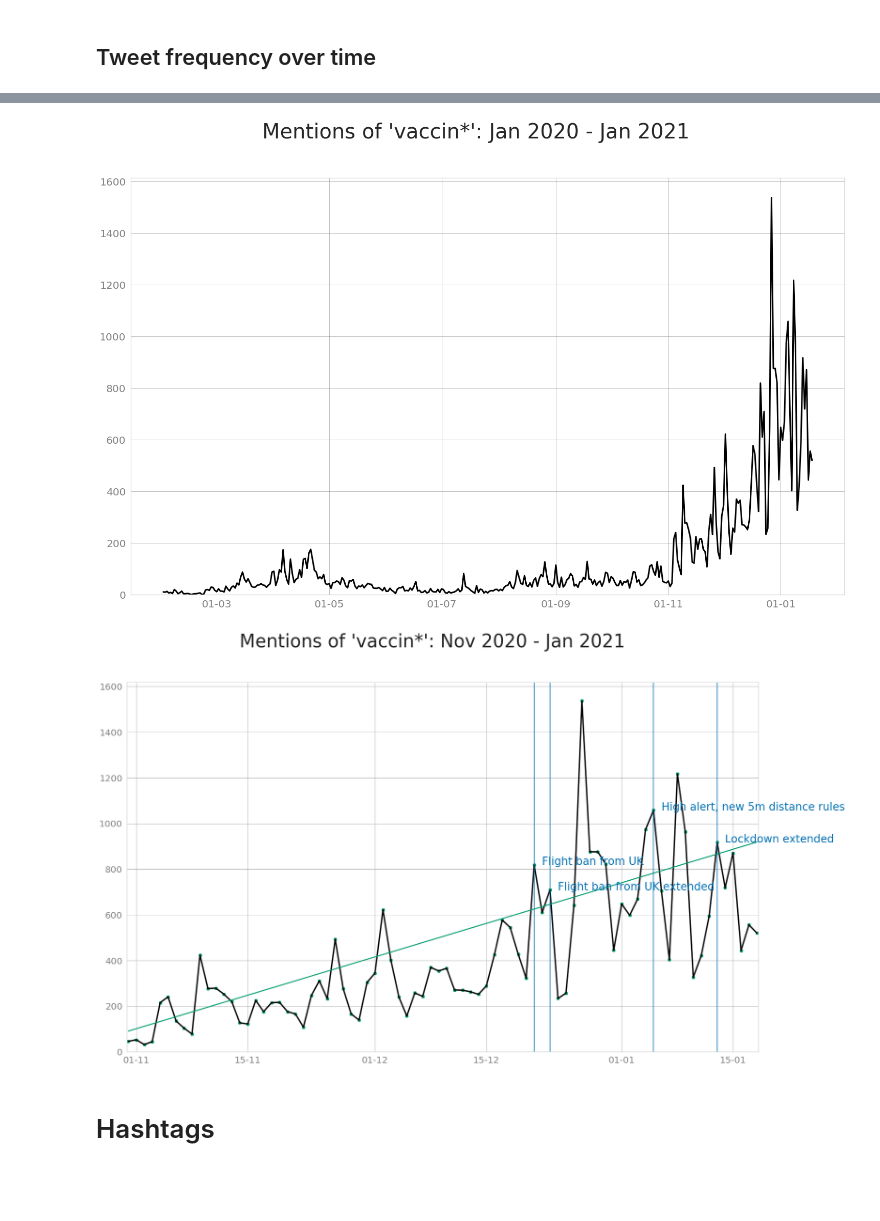
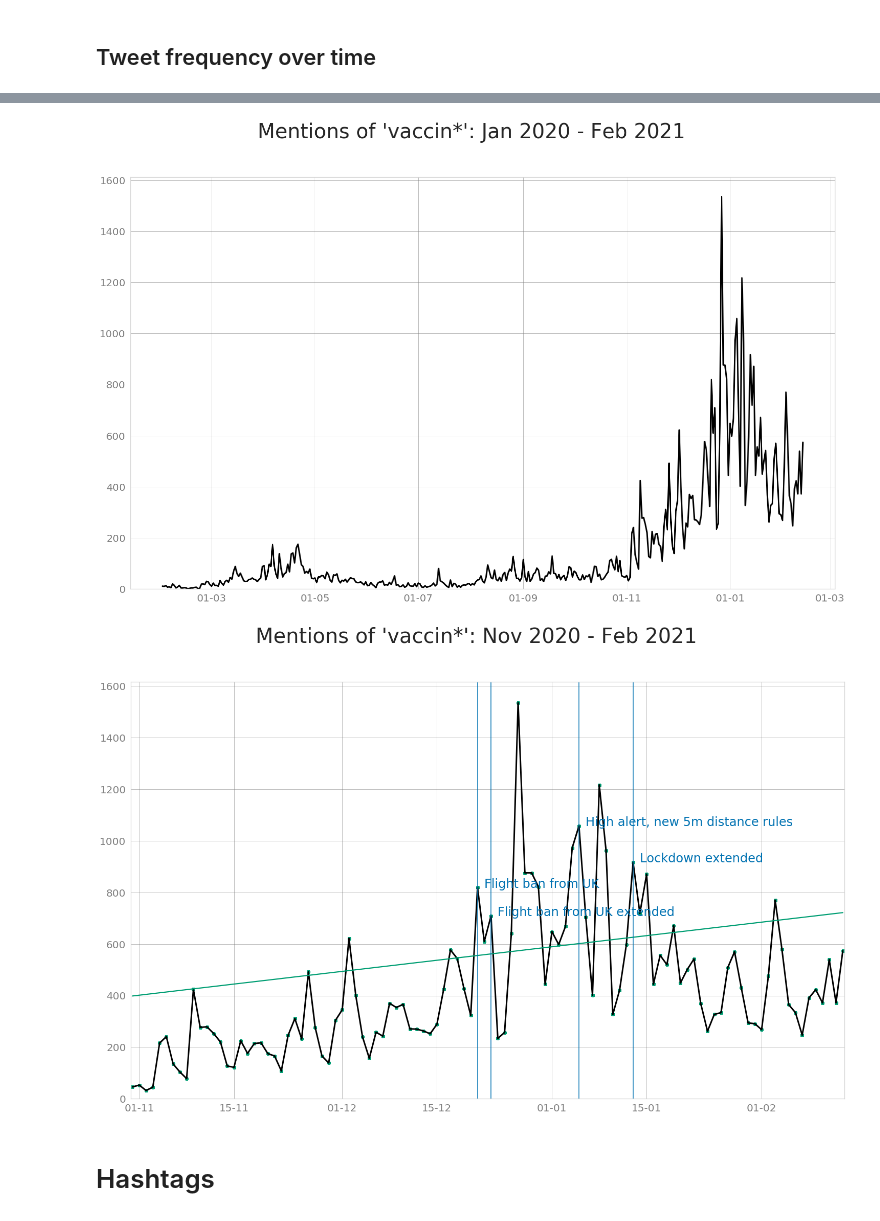
Before and after one commit to centre-for-humanities-computing/hope-vaccines-twitter, a Jupyter notebook: explore_and_visualize.ipynb, the cells around one changed output, grey strips where cells are left out. Saved outputs shown, nothing was run; the diff lists cells and outputs as text; code cells hidden in the pictures; blank space fills up the shorter version.

```diff
--- a/explore_and_visualize.ipynb
+++ b/explore_and_visualize.ipynb
@@ -90,7 +90,7 @@ date_form = mdates.DateFormatter("%d-%m")
 ax1.xaxis.set_major_formatter(date_form)
 
 ax1.set(ylim=(0, None))
-fig.suptitle("Mentions of 'vaccin*': Jan 2020 - Jan 2021", size = "40")
+fig.suptitle("Mentions of 'vaccin*': Jan 2020 - Feb 2021", size = "40")
 #ax1.set_title('Level 1', fontsize=30)
 
 #ax1.legend_.remove()
@@ -100,10 +100,11 @@ fig.savefig(plot_name)
 
 fig.show()
 # %% [output]
-[figure, old version]
+[figure, new version]
 # %%
 # Now from 1.11 - January
-mask = (freq_df['date'] > '2020-10-30') & (freq_df['date'] <= '2021-2-20')
+freq_df["date"] = pd.to_datetime(df["date"])#, utc=True).dt.strftime('%Y-%m-%d')
+mask = (freq_df['date'] > '2020-10-30') & (freq_df['date'] <= '2021-02-22')
 freq_df = freq_df.loc[mask]
 # %%
 matplotlib.rc('ytick', labelsize=20)
@@ -149,35 +150,35 @@ plt.text(x = dt.datetime(2020, 12, 24), # x-coordinate position of data label, a
  s = 'Flight ban from UK extended', # data label
  color = palette[5])
 
 plt.axvline(dt.datetime(2021, 1, 5), color=palette[5])
 plt.text(x = dt.datetime(2021, 1, 6), # x-coordinate position of data label, adjusted to be 3 right of the data point
  y = freq_df[freq_df["date"] == "2021-01-05"]["nr_of_tweets"].reset_index(drop=True)[0], # y-coordinate position of data label, to take max height
  s = 'High alert, new 5m distance rules', # data label
  color = palette[5])
 
 plt.axvline(dt.datetime(2021, 1, 13), color=palette[5])
 plt.text(x = dt.datetime(2021, 1, 14), # x-coordinate position of data label, adjusted to be 3 right of the data point
  y = freq_df[freq_df["date"] == "2021-01-13"]["nr_of_tweets"].reset_index(drop=True)[0], # y-coordinate position of data label, to take max height
  s = 'Lockdown extended', # data label
  color = palette[5])
 
 # Define the date format
 ax1.xaxis_date()
 date_form = mdates.DateFormatter("%d-%m")
 ax1.xaxis.set_major_formatter(date_form)
 
 ax1.set(ylim=(0, None))
-fig.suptitle("Mentions of 'vaccin*': Nov 2020 - Jan 2021", size = "40")
+fig.suptitle("Mentions of 'vaccin*': Nov 2020 - Feb 2021", size = "40")
 #ax1.set_title('Level 1', fontsize=30)
 
 #ax1.legend_.remove()
 
 plot_name = "fig/all_vaccin_mentions_winter.png"
 fig.savefig(plot_name)
 
 fig.show()
 # %% [output]
-[figure, old version]
+[figure, new version]
 # %% [markdown]
 # Hashtags
 # %%
```
Also changed, not shown: parts of 12 cells of this notebook, 9 other files.
